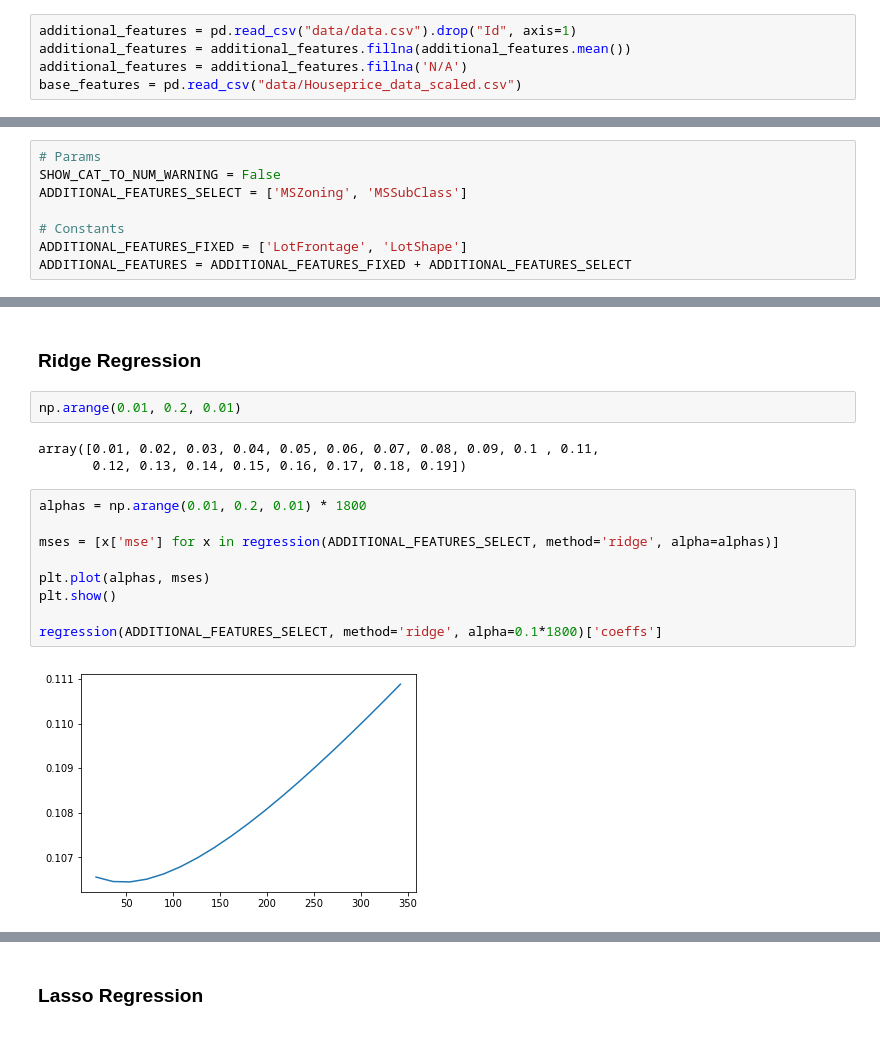
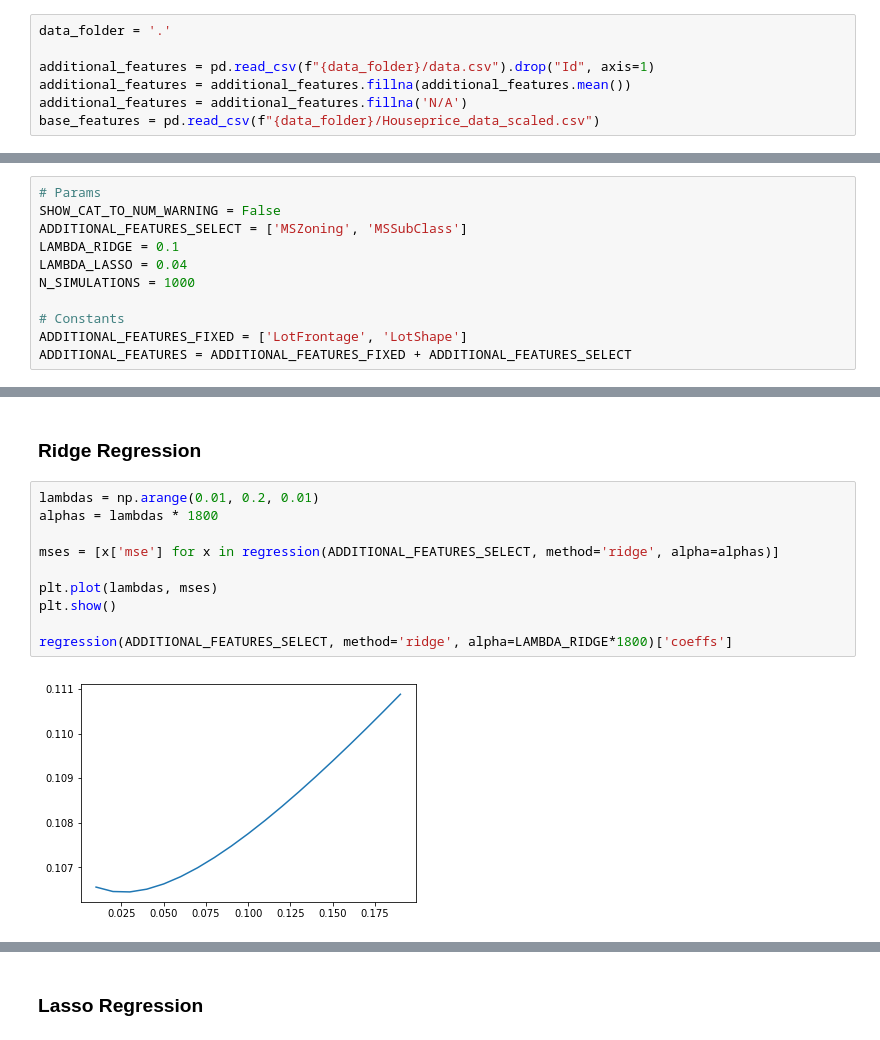
Before and after one commit to reeeno/iowa-housing-price, a Jupyter notebook: IHP.ipynb, the cells around one changed output, grey strips where cells are left out. Cells and saved outputs as stored; diff of their text form.

```diff
--- a/IHP.ipynb
+++ b/IHP.ipynb
@@ -11,16 +11,21 @@ from sklearn.linear_model import LinearRegression, Ridge, Lasso
 # %% [markdown]
 ### Data load & enrichment
 # %%
-additional_features = pd.read_csv("data/data.csv").drop("Id", axis=1)
+data_folder = '.'
+
+additional_features = pd.read_csv(f"{data_folder}/data.csv").drop("Id", axis=1)
 additional_features = additional_features.fillna(additional_features.mean())
 additional_features = additional_features.fillna('N/A')
-base_features = pd.read_csv("data/Houseprice_data_scaled.csv")
+base_features = pd.read_csv(f"{data_folder}/Houseprice_data_scaled.csv")
 # %% [markdown]
 ### Parameters & Constants
 # %%
 # Params
 SHOW_CAT_TO_NUM_WARNING = False
 ADDITIONAL_FEATURES_SELECT = ['MSZoning', 'MSSubClass']
+LAMBDA_RIDGE = 0.1
+LAMBDA_LASSO = 0.04
+N_SIMULATIONS = 1000
 
 # Constants
 ADDITIONAL_FEATURES_FIXED = ['LotFrontage', 'LotShape']
@@ -156,22 +165,18 @@ regression(ADDITIONAL_FEATURES_SELECT, method='linear')['coeffs']
 | MSSubClass | -0.110039 |
 # %% [markdown]
 ### Ridge Regression
-# %%
-np.arange(0.01, 0.2, 0.01)
-# %% [output]
-array([0.01, 0.02, 0.03, 0.04, 0.05, 0.06, 0.07, 0.08, 0.09, 0.1 , 0.11,
-       0.12, 0.13, 0.14, 0.15, 0.16, 0.17, 0.18, 0.19])
 # %%
-alphas = np.arange(0.01, 0.2, 0.01) * 1800
+lambdas = np.arange(0.01, 0.2, 0.01)
+alphas = lambdas * 1800
 
 mses = [x['mse'] for x in regression(ADDITIONAL_FEATURES_SELECT, method='ridge', alpha=alphas)]
 
-plt.plot(alphas, mses)
+plt.plot(lambdas, mses)
 plt.show()
 
-regression(ADDITIONAL_FEATURES_SELECT, method='ridge', alpha=0.1*1800)['coeffs']
+regression(ADDITIONAL_FEATURES_SELECT, method='ridge', alpha=LAMBDA_RIDGE*1800)['coeffs']
 # %% [output]
-[figure, old version]
+[figure, new version]
 |  | 1 |
 | 0 |  |
 | intercept | -0.0147715 |
```
Also changed, not shown: parts of 8 cells of this notebook.
